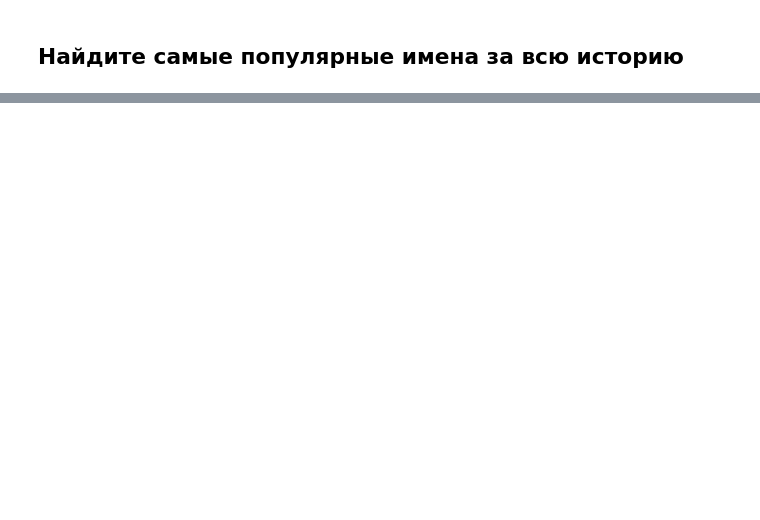
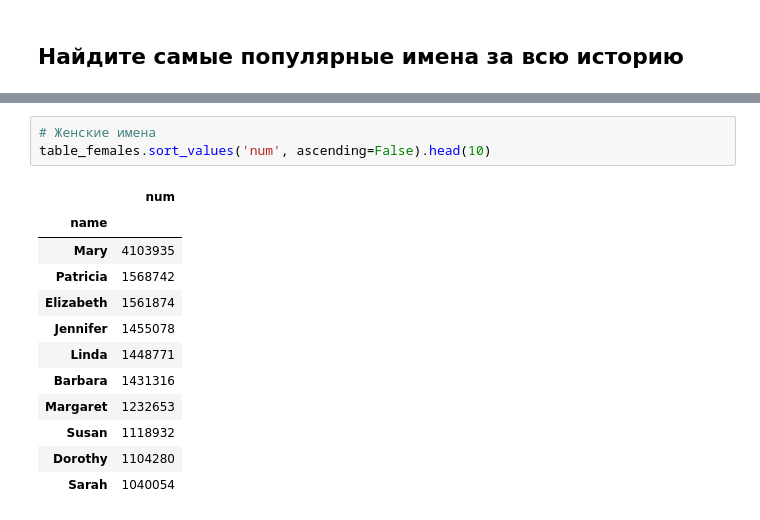
Before and after one commit to damu4/names_analysis, a Jupyter notebook: names_analysis.ipynb, the cells around one changed output, grey strips where cells are left out. Cells and saved outputs as stored; diff of their text form; blank space fills up the shorter version.

```diff
--- a/names_analysis.ipynb
+++ b/names_analysis.ipynb
@@ -49,0 +61,16 @@ df[df.sex == 'M']['num'].value_counts()
+# %%
+# Женские имена
+table_females.sort_values('num', ascending=False).head(10)
+# %% [output]
+|  | num |
+| name |  |
+| Mary | 4103935 |
+| Patricia | 1568742 |
+| Elizabeth | 1561874 |
+| Jennifer | 1455078 |
+| Linda | 1448771 |
+| Barbara | 1431316 |
+| Margaret | 1232653 |
+| Susan | 1118932 |
+| Dorothy | 1104280 |
+| Sarah | 1040054 |
```
Also changed, not shown: parts of 6 cells of this notebook.
